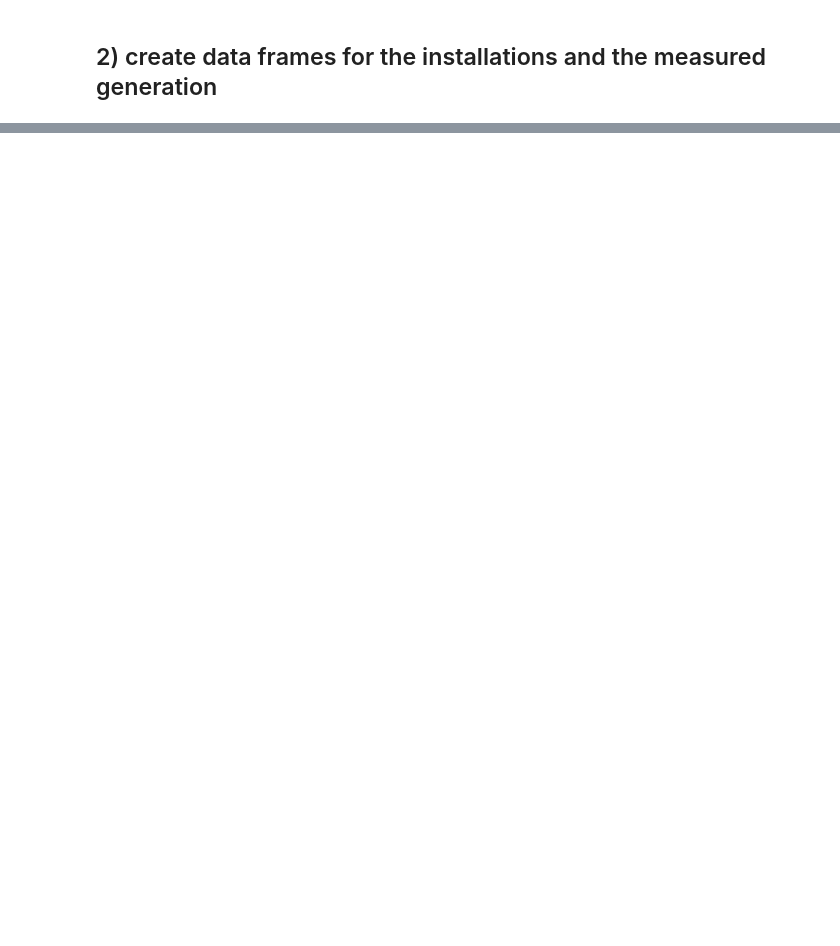
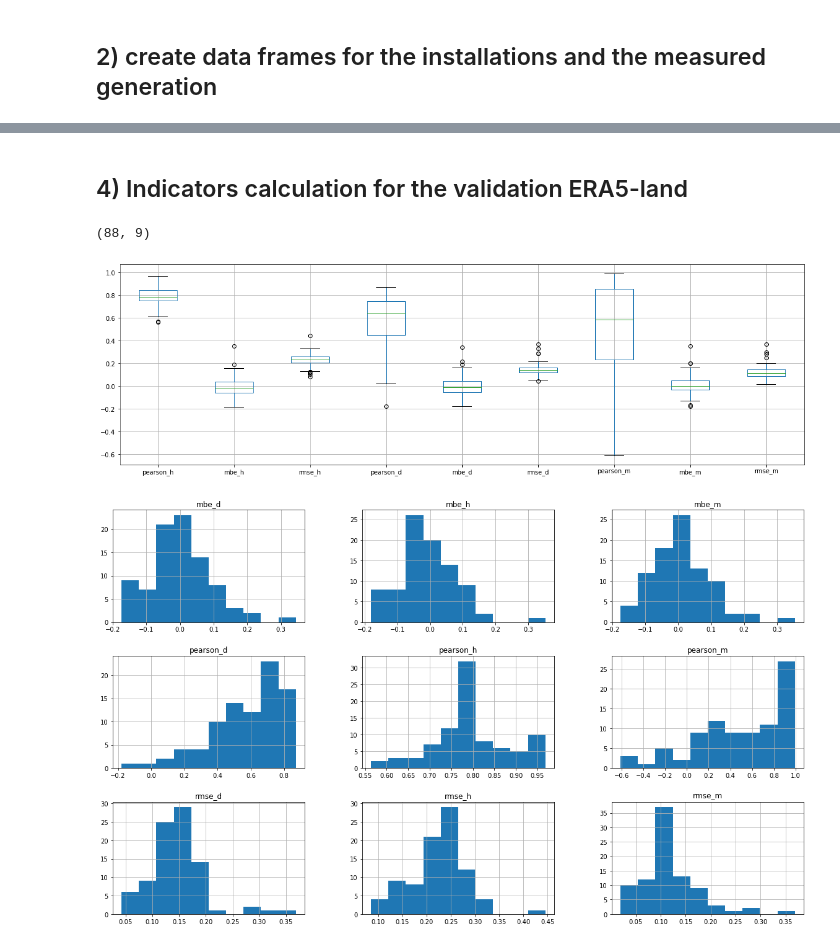
Before and after one commit to inwe-boku/PV_from_era5, a Jupyter notebook: pv_validation_ERA5_land.ipynb, the cells around one changed output, grey strips where cells are left out. Drawn from its saved outputs; the diff is of its cells as text; code cells hidden in the pictures; blank space fills up the shorter version.

```diff
--- a/pv_validation_ERA5_land.ipynb
+++ b/pv_validation_ERA5_land.ipynb
@@ -154,0 +239,2 @@ pv_installation.plot()
+# %% [markdown]
+## 4) Indicators calculation for the validation ERA5-land
@@ -154,0 +304,40 @@ pv_installation.plot()
+# %%
+results_pre = pd.read_csv("indicators_ERA5_land.csv", index_col=0)
+#months_more_than_one_year = np.percentile(results_pre["months"], 58)
+#print(months_more_than_one_year*60)
+selected_results = results_pre.loc[results_pre["months"] > minimum_months].drop(["observations", "p-value_h","days","months"], axis=1).copy()
+results = results_pre.drop(["observations", "p-value_h","days","months"], axis=1).copy()
+#selected_results2 excludes 34 installations with objects,
+#long period of test before going fully online, long periods of missing values after commisioning day
+selected_results2 = selected_results.drop(["BELLAVISTA", "CARRERA PINTO ETAPA I",
+                                           "CHANARES", "CONEJO SOLAR",
+                                           "CORDILLERILLA","EL DIVISADERO",
+                                           "FV BOLERO", "LAS TURCAS",
+                                           "LOS PUQUIOS", "LUZ DEL NORTE",
+                                           "PAMPA SOLAR NORTE", "PARQUE SOLAR CUZ CUZ",
+                                           "PARQUE SOLAR FINIS TERRAE", "PARQUE SOLAR PAMPA CAMARONES",
+                                           "PFV LAGUNILLA", "PFV LOS LOROS",
+                                           "PLANTA PV CERRO DOMINADOR", "PMGD PICA PILOT",
+                                           "PV SALVADOR", "QUILAPILUN",
+                                           "SDGX01", "SOLAR ANTAY",
+                                           "SOLAR DIEGO DE ALMAGRO", "SOLAR EL AGUILA I",
+                                           "SOLAR EL ROMERO", "SOLAR ESPERANZA",
+                                           "SOLAR HORMIGA", "SOLAR JAVIERA",
+                                           "SOLAR LA SILLA", "SOLAR LAS TERRAZAS",
+                                           "SOLAR LLANO DE LLAMPOS", "SOLAR SAN ANDRES",
+                                           "SOLAR TECHOS ALTAMIRA", "TAMBO REAL"])
+#selected results 3 excludes installations
+selected_results3 = selected_results2.drop(["PUERTO SECO SOLAR", "URIBE SOLAR",
+                               "ANDES SOLAR", "LA CHAPEANA","LA QUINTA SOLAR",
+                                "PILOTO SOLAR CARDONES", "SAN FRANCISCO SOLAR",
+                                "SANTA JULIA","MARIA ELENA FV","LALACKAMA",
+                                "LALACKAMA 2","LAS ARAUCARIAS","SOLAR CHUCHINI",
+                                "SOLAR JAMA 1", "SOLAR JAMA 2","TILTIL SOLAR","VALLE DE LA LUNA II"])
+# %%
+boxplot = results.boxplot(figsize=(20,6))
+results.hist(figsize=(20,12))
+results.shape
+# %% [output]
+(88, 9)
+[figure, added]
+[figure, added]
```
Also changed, not shown: parts of 51 cells of this notebook.
